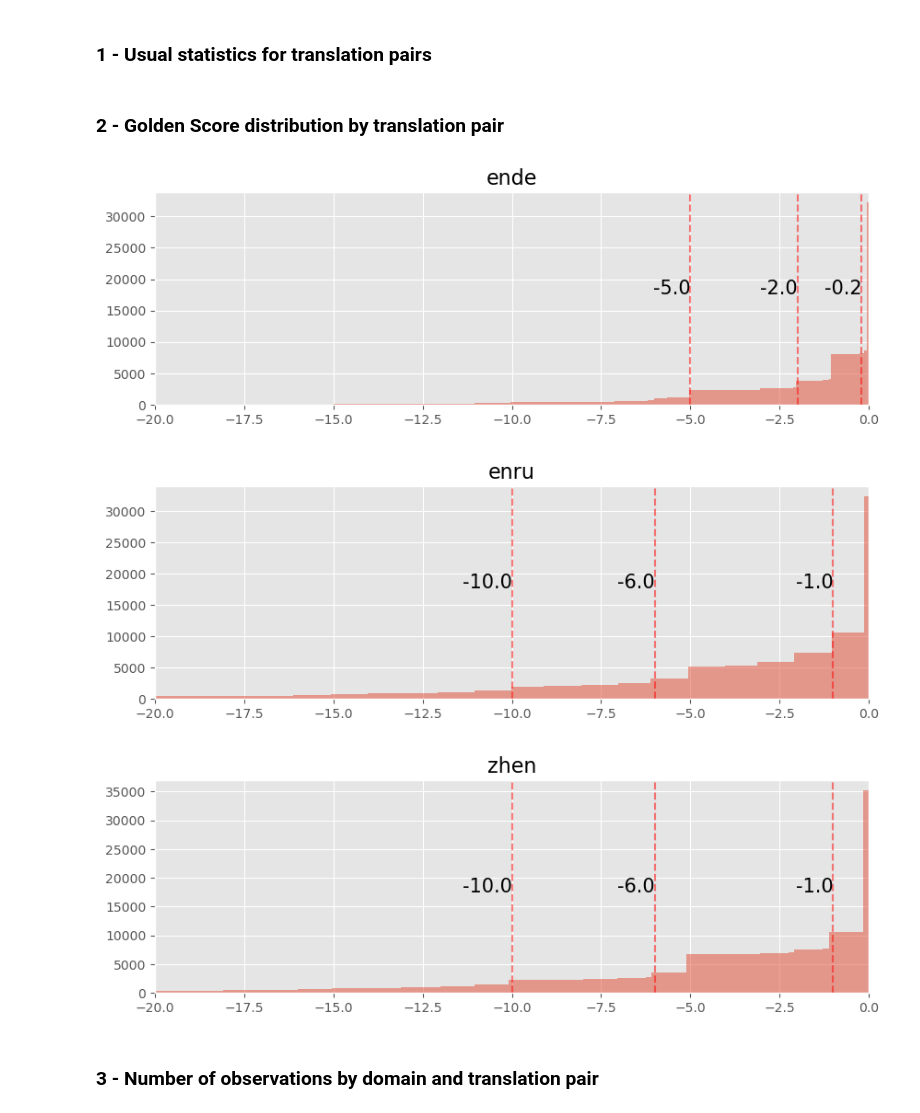
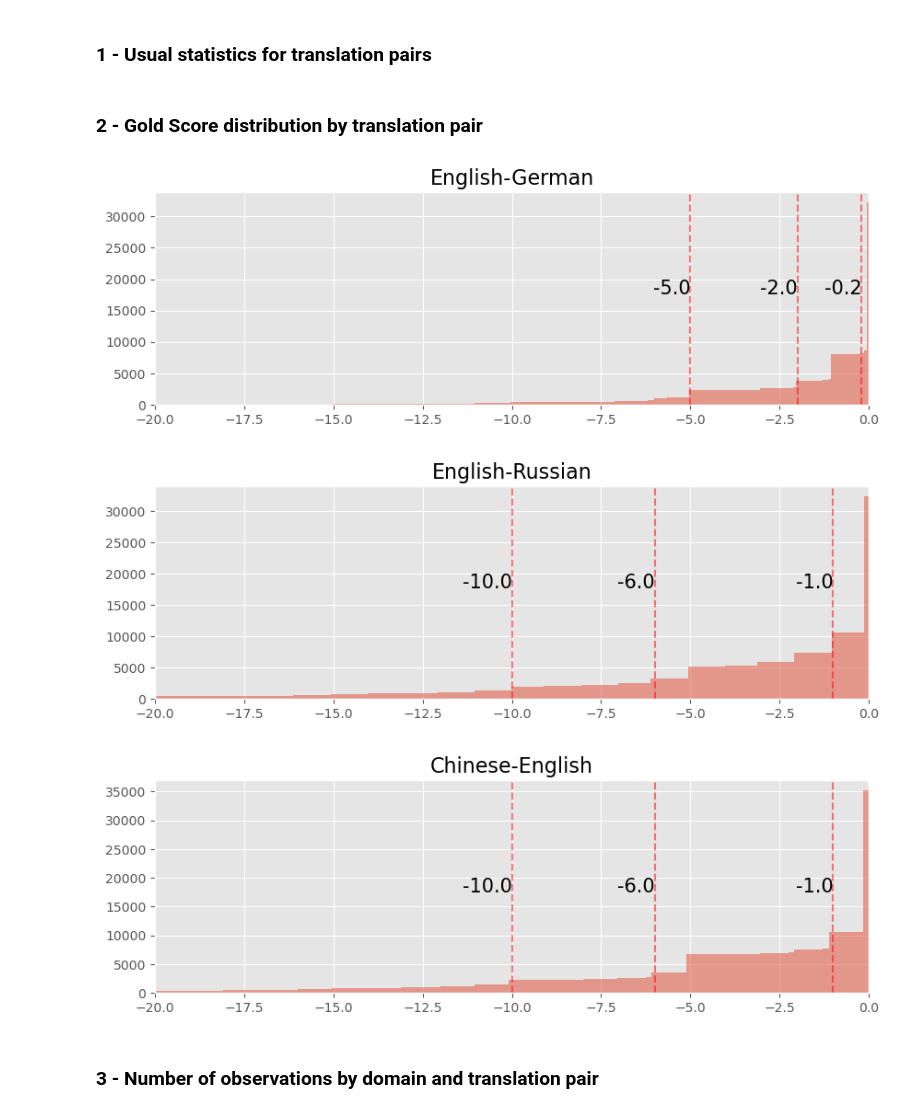
Before and after one commit to henriupton99/nlp-metrics-benchmark, a Jupyter notebook: data_exploration.ipynb, the cells around one changed output. Drawn from its saved outputs; the diff is of its cells as text; code cells hidden in the pictures.

```diff
--- a/data_exploration.ipynb
+++ b/data_exploration.ipynb
@@ -123,7 +69,7 @@ num_segments = []
 avg_score = []
 num_samples = []
 
-for key, val in tqdm(sl_tls.items()) :
+for key, val in sl_tls.items():
 
     query = df[df.sltl == key]
     num_samples.append(len(query))
@@ -141,36 +86,36 @@ latex = res.to_latex("./figures/data_description.tex", index=True, bold_rows=Tru
 # %% [markdown]
-### 2 - Golden Score distribution by translation pair
+### 2 - Gold Score distribution by translation pair
 # %%
 for sl_tl in sl_tls.keys():
 
     query = df[df.sltl == sl_tl]
 
     fig, ax = plt.subplots(figsize = (10,3))
 
     query.score.hist(
         ax=ax,
         cumulative=True,
         bins=500,
         alpha=0.5
     )
 
     quantiles = [0.05, 0.1, 0.25]
 
     quartiles = query.score.quantile(quantiles)
 
     for i, q in enumerate(quartiles.values):
         ax.axvline(q, linestyle='--', color='red', alpha=0.5)
         ax.annotate("{}".format(q), xy=(q, 20000), xytext=(q, 20000),
                 ha='right', va='top', fontsize=15,
                 arrowprops=dict(arrowstyle="->", linestyle=":", linewidth=1))
 
     ax.set_xlim([-20, 0])
-    plt.title(sl_tl, size = 16)
+    plt.title(sl_tls[sl_tl], size = 16)
     fig.savefig("./figures/score_quantiles_"+str(sl_tl)+'.png')
 # %% [output]
-[figure, old version]
+[figure, new version]
-[figure, old version]
+[figure, new version]
-[figure, old version]
+[figure, new version]
 # %% [markdown]
 ### 3 - Number of observations by domain and translation pair
 # %%
```
Also changed, not shown: parts of 19 cells of this notebook, 38 other files.
